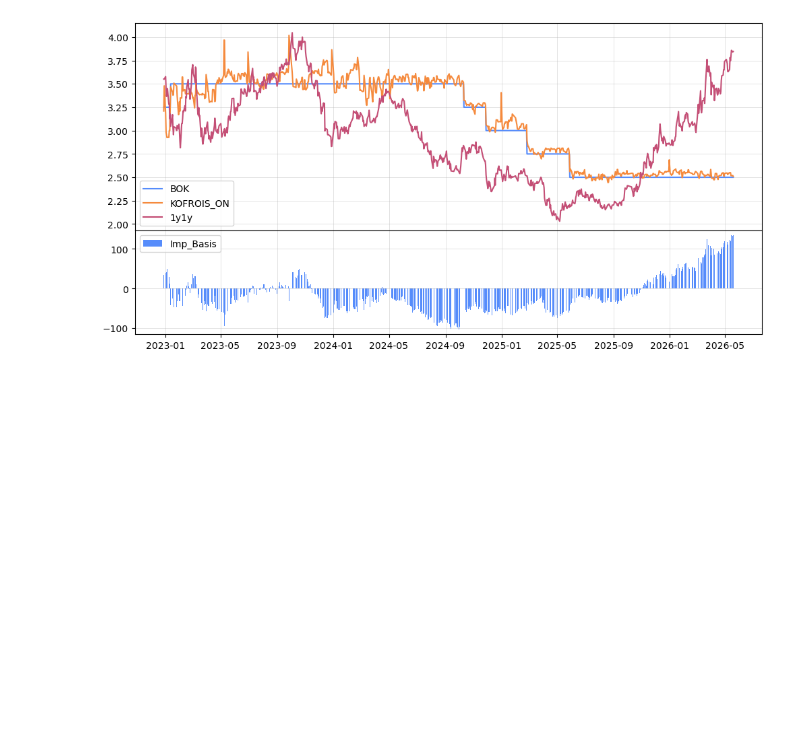
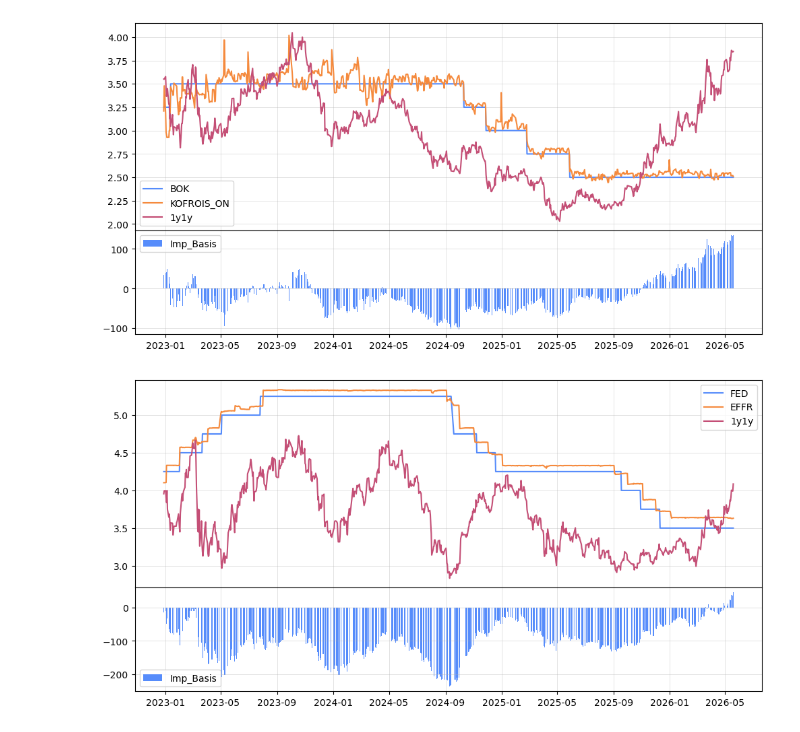
Before and after one commit to dkunyoon/dashboard, a Jupyter notebook: functions.ipynb, the cells around one changed output. Drawn from its saved outputs; the diff is of its cells as text; code cells hidden in the pictures; blank space fills up the shorter version.

```diff
--- a/functions.ipynb
+++ b/functions.ipynb
@@ -34,12 +34,17 @@ def data_extract(tickers):
     data = data.dropna()
     return data
 # %%
-cols = ["BOK", "KOFROIS_ON", "KOFROIS_1Y", "KOFROIS_2Y"]
+kofr_cols = ["BOK", "KRW_CALL_ON", "KOFROIS_1Y", "KOFROIS_2Y"]
+sofr_cols = ["FED_L", "IMP_FF_ON", "SOFROIS_1Y", "SOFROIS_2Y"]
 
-kofr = data_extract(cols)
+kofr = data_extract(kofr_cols)
+sofr = data_extract(sofr_cols)
 
 kofr["1y1y"] = (((1 + kofr["KOFROIS_2Y"]/100)**2 / (1 + kofr["KOFROIS_1Y"]/100)) - 1) * 100
-kofr["Imp_Basis"] = (kofr["1y1y"] - kofr["KOFROIS_ON"]) * 100
+kofr["Imp_Basis"] = (kofr["1y1y"] - kofr["KRW_CALL_ON"]) * 100
+
+sofr["1y1y"] = (((1 + sofr["SOFROIS_2Y"]/100)**2 / (1 + sofr["SOFROIS_1Y"]/100)) - 1) * 100
+sofr["Imp_Basis"] = (sofr["1y1y"] - sofr["IMP_FF_ON"]) * 100
 # %%
 fig, (ax1, ax2) = plt.subplots(2, 1, figsize=(12, 6), sharex=True, height_ratios=(2, 1))
 fig.subplots_adjust(hspace=0)
@@ -54,3 +59,17 @@ for ax in [ax1, ax2]:
 plt.show()
 # %% [output]
 [figure]
+# %%
+fig, (ax1, ax2) = plt.subplots(2, 1, figsize=(12, 6), sharex=True, height_ratios=(2, 1))
+fig.subplots_adjust(hspace=0)
+
+ax1.plot(sofr.index, sofr[["FED_L", "IMP_FF_ON", "1y1y"]], label=["FED", "EFFR", "1y1y"])
+ax2.bar(sofr.index, sofr["Imp_Basis"], label="Imp_Basis")
+
+for ax in [ax1, ax2]:
+    ax.grid()
+    ax.legend()
+
+plt.show()
+# %% [output]
+[figure, added]
```
